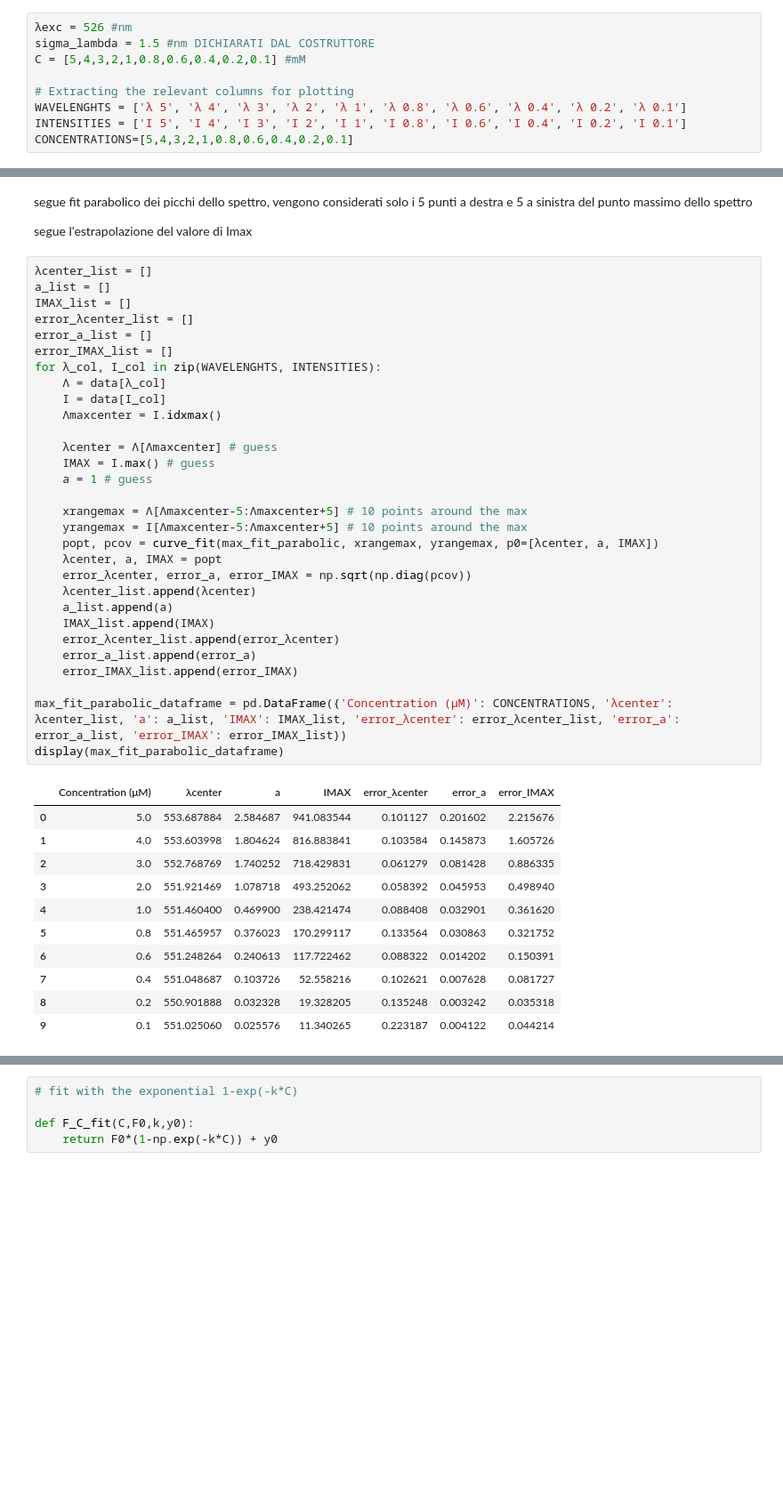
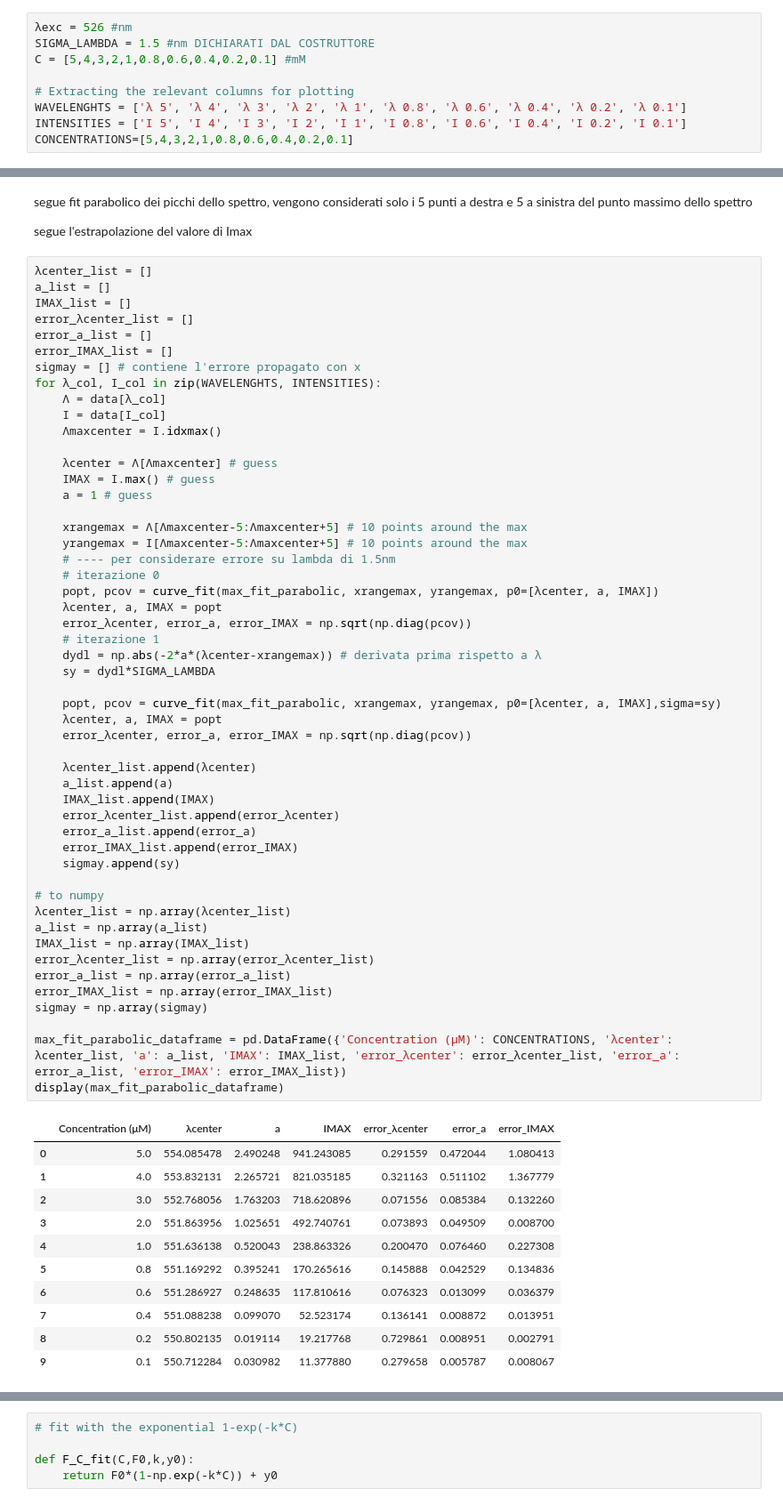
Before and after one commit to CarminatiGiovanni/LaboratorioBiofisica, a Jupyter notebook: FLUO1/spettro_emissione_concentrazione.ipynb, the cells around one changed output, grey strips where cells are left out. Shown at 89% size. Cells and saved outputs as stored; diff of their text form; blank space fills up the shorter version.

Commit message:
considerare l'errore su lambda non ha effeto nell'errore su Imax (per fortuna ma me ne sono accorto solo facendolo esplicitamente)

```diff
--- a/FLUO1/spettro_emissione_concentrazione.ipynb
+++ b/FLUO1/spettro_emissione_concentrazione.ipynb
@@ -29,7 +29,7 @@ data.tail()
 5 rows × 22 columns
 # %%
 λexc = 526 #nm
-sigma_lambda = 1.5 #nm DICHIARATI DAL COSTRUTTORE
+SIGMA_LAMBDA = 1.5 #nm DICHIARATI DAL COSTRUTTORE
 C = [5,4,3,2,1,0.8,0.6,0.4,0.2,0.1] #mM
 
 # Extracting the relevant columns for plotting
@@ -87,43 +87,64 @@ segue l'estrapolazione del valore di Imax
 a_list = []
 IMAX_list = []
 error_λcenter_list = []
 error_a_list = []
 error_IMAX_list = []
+sigmay = [] # contiene l'errore propagato con x
 for λ_col, I_col in zip(WAVELENGHTS, INTENSITIES):
     Λ = data[λ_col]
     I = data[I_col]
     Λmaxcenter = I.idxmax()
 
     λcenter = Λ[Λmaxcenter] # guess
     IMAX = I.max() # guess
     a = 1 # guess
 
     xrangemax = Λ[Λmaxcenter-5:Λmaxcenter+5] # 10 points around the max
     yrangemax = I[Λmaxcenter-5:Λmaxcenter+5] # 10 points around the max
+    # ---- per considerare errore su lambda di 1.5nm
+    # iterazione 0
     popt, pcov = curve_fit(max_fit_parabolic, xrangemax, yrangemax, p0=[λcenter, a, IMAX])
     λcenter, a, IMAX = popt
     error_λcenter, error_a, error_IMAX = np.sqrt(np.diag(pcov))
+    # iterazione 1
+    dydl = np.abs(-2*a*(λcenter-xrangemax)) # derivata prima rispetto a λ
+    sy = dydl*SIGMA_LAMBDA
+
+    popt, pcov = curve_fit(max_fit_parabolic, xrangemax, yrangemax, p0=[λcenter, a, IMAX],sigma=sy)
+    λcenter, a, IMAX = popt
+    error_λcenter, error_a, error_IMAX = np.sqrt(np.diag(pcov))
+
     λcenter_list.append(λcenter)
     a_list.append(a)
     IMAX_list.append(IMAX)
     error_λcenter_list.append(error_λcenter)
     error_a_list.append(error_a)
     error_IMAX_list.append(error_IMAX)
+    sigmay.append(sy)
+
+# to numpy
+λcenter_list = np.array(λcenter_list)
+a_list = np.array(a_list)
+IMAX_list = np.array(IMAX_list)
+error_λcenter_list = np.array(error_λcenter_list)
+error_a_list = np.array(error_a_list)
+error_IMAX_list = np.array(error_IMAX_list)
+sigmay = np.array(sigmay)
 
 max_fit_parabolic_dataframe = pd.DataFrame({'Concentration (μM)': CONCENTRATIONS, 'λcenter': λcenter_list, 'a': a_list, 'IMAX': IMAX_list, 'error_λcenter': error_λcenter_list, 'error_a': error_a_list, 'error_IMAX': error_IMAX_list})
 display(max_fit_parabolic_dataframe)
 # %% [output]
 |  | Concentration (μM) | λcenter | a | IMAX | error_λcenter | error_a | error_IMAX |
-| 0 | 5.0 | 553.687884 | 2.584687 | 941.083544 | 0.101127 | 0.201602 | 2.215676 |
-| 1 | 4.0 | 553.603998 | 1.804624 | 816.883841 | 0.103584 | 0.145873 | 1.605726 |
-| 2 | 3.0 | 552.768769 | 1.740252 | 718.429831 | 0.061279 | 0.081428 | 0.886335 |
-| 3 | 2.0 | 551.921469 | 1.078718 | 493.252062 | 0.058392 | 0.045953 | 0.498940 |
-| 4 | 1.0 | 551.460400 | 0.469900 | 238.421474 | 0.088408 | 0.032901 | 0.361620 |
-| 5 | 0.8 | 551.465957 | 0.376023 | 170.299117 | 0.133564 | 0.030863 | 0.321752 |
-| 6 | 0.6 | 551.248264 | 0.240613 | 117.722462 | 0.088322 | 0.014202 | 0.150391 |
-| 7 | 0.4 | 551.048687 | 0.103726 | 52.558216 | 0.102621 | 0.007628 | 0.081727 |
-| 8 | 0.2 | 550.901888 | 0.032328 | 19.328205 | 0.135248 | 0.003242 | 0.035318 |
-| 9 | 0.1 | 551.025060 | 0.025576 | 11.340265 | 0.223187 | 0.004122 | 0.044214 |
+| 0 | 5.0 | 554.085478 | 2.490248 | 941.243085 | 0.291559 | 0.472044 | 1.080413 |
+| 1 | 4.0 | 553.832131 | 2.265721 | 821.035185 | 0.321163 | 0.511102 | 1.367779 |
+| 2 | 3.0 | 552.768056 | 1.763203 | 718.620896 | 0.071556 | 0.085384 | 0.132260 |
+| 3 | 2.0 | 551.863956 | 1.025651 | 492.740761 | 0.073893 | 0.049509 | 0.008700 |
+| 4 | 1.0 | 551.636138 | 0.520043 | 238.863326 | 0.200470 | 0.076460 | 0.227308 |
+| 5 | 0.8 | 551.169292 | 0.395241 | 170.265616 | 0.145888 | 0.042529 | 0.134836 |
+| 6 | 0.6 | 551.286927 | 0.248635 | 117.810616 | 0.076323 | 0.013099 | 0.036379 |
+| 7 | 0.4 | 551.088238 | 0.099070 | 52.523174 | 0.136141 | 0.008872 | 0.013951 |
+| 8 | 0.2 | 550.802135 | 0.019114 | 19.217768 | 0.729861 | 0.008951 | 0.002791 |
+| 9 | 0.1 | 550.712284 | 0.030982 | 11.377880 | 0.279658 | 0.005787 | 0.008067 |
 # %%
 center = np.mean(λcenter_list)
 sigma = np.std(λcenter_list)
```
Also changed, not shown: parts of 3 cells of this notebook.
